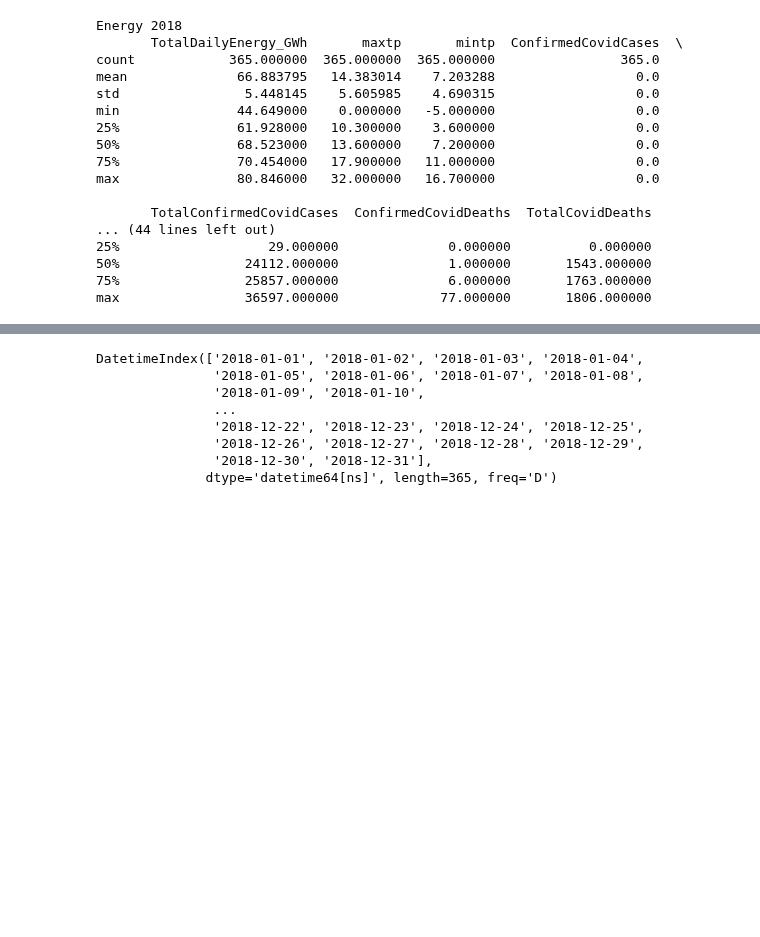
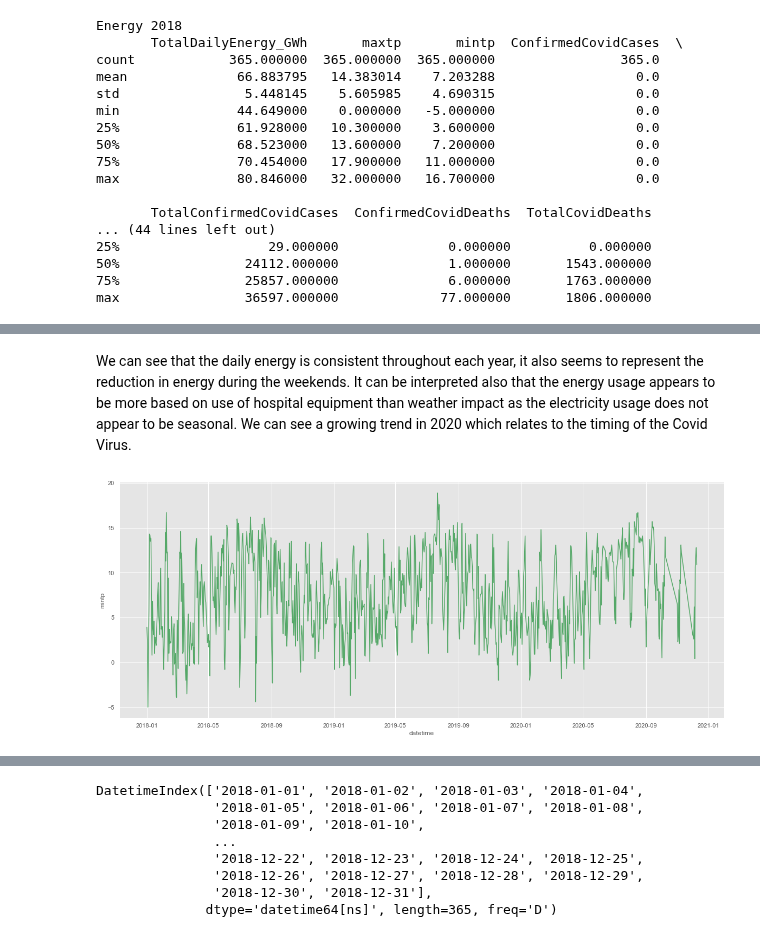
Before and after one commit to Keitho08/Prog_for_data_analyis_project_2020, a Jupyter notebook: Programming_for_Data_Analysis_Project_2020.ipynb, the cells around one changed output, grey strips where cells are left out. Cells and saved outputs as stored; diff of their text form; code cells hidden in the pictures; blank space fills up the shorter version.

```diff
--- a/Programming_for_Data_Analysis_Project_2020.ipynb
+++ b/Programming_for_Data_Analysis_Project_2020.ipynb
@@ -90,0 +139,6 @@ plt.rcParams["figure.figsize"] = (20,8) #sets the plots size
+# %% [markdown]
+We can see that the daily energy is consistent throughout each year, it also seems to represent the reduction in energy during the weekends. It can be interpreted also that the energy usage appears to be more based on use of hospital equipment than weather impact as the electricity usage does not appear to be seasonal. We can see a growing trend in 2020 which relates to the timing of the Covid Virus.
+# %%
+DailyWeatherPlot = sns.lineplot(x="datetime", y="mintp", data=CombinedData[0:], color='g')
+# %% [output]
+[figure, added]
```
Also changed, not shown: parts of 21 cells of this notebook.
